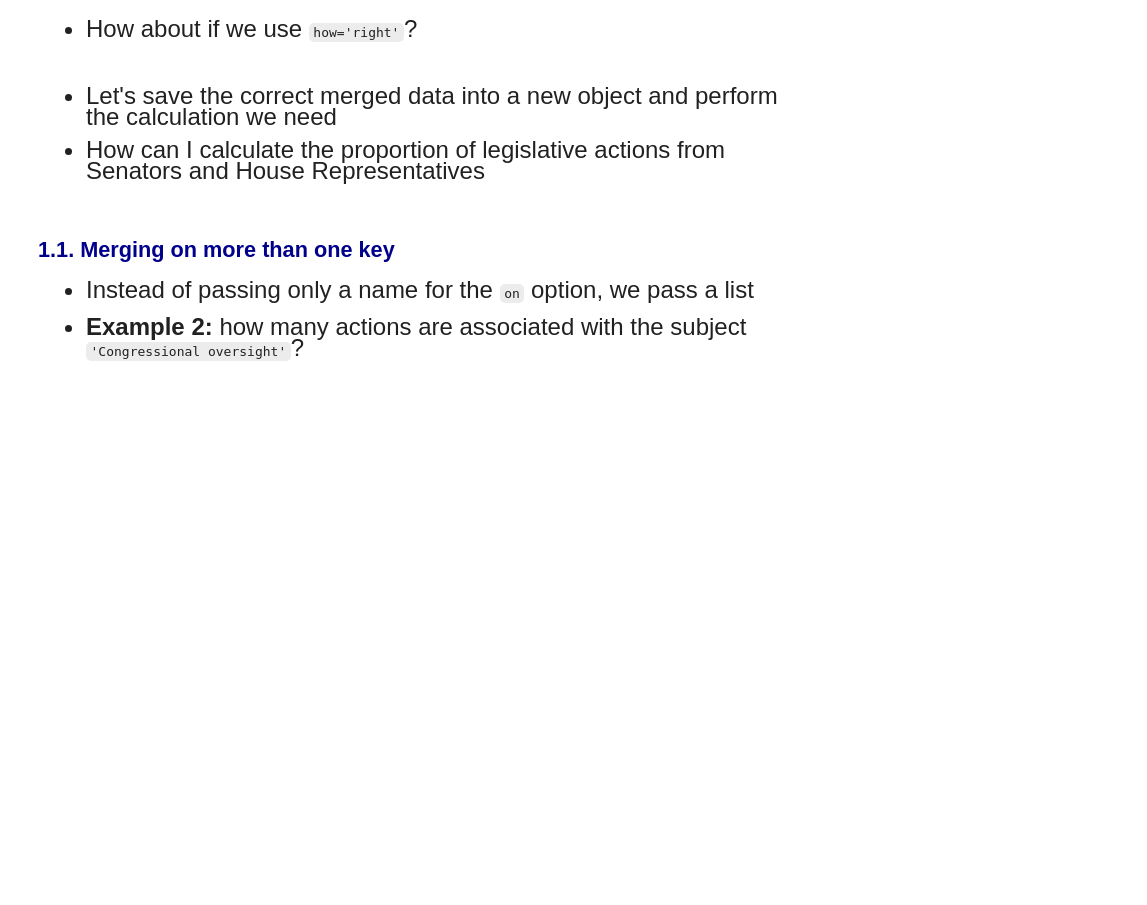
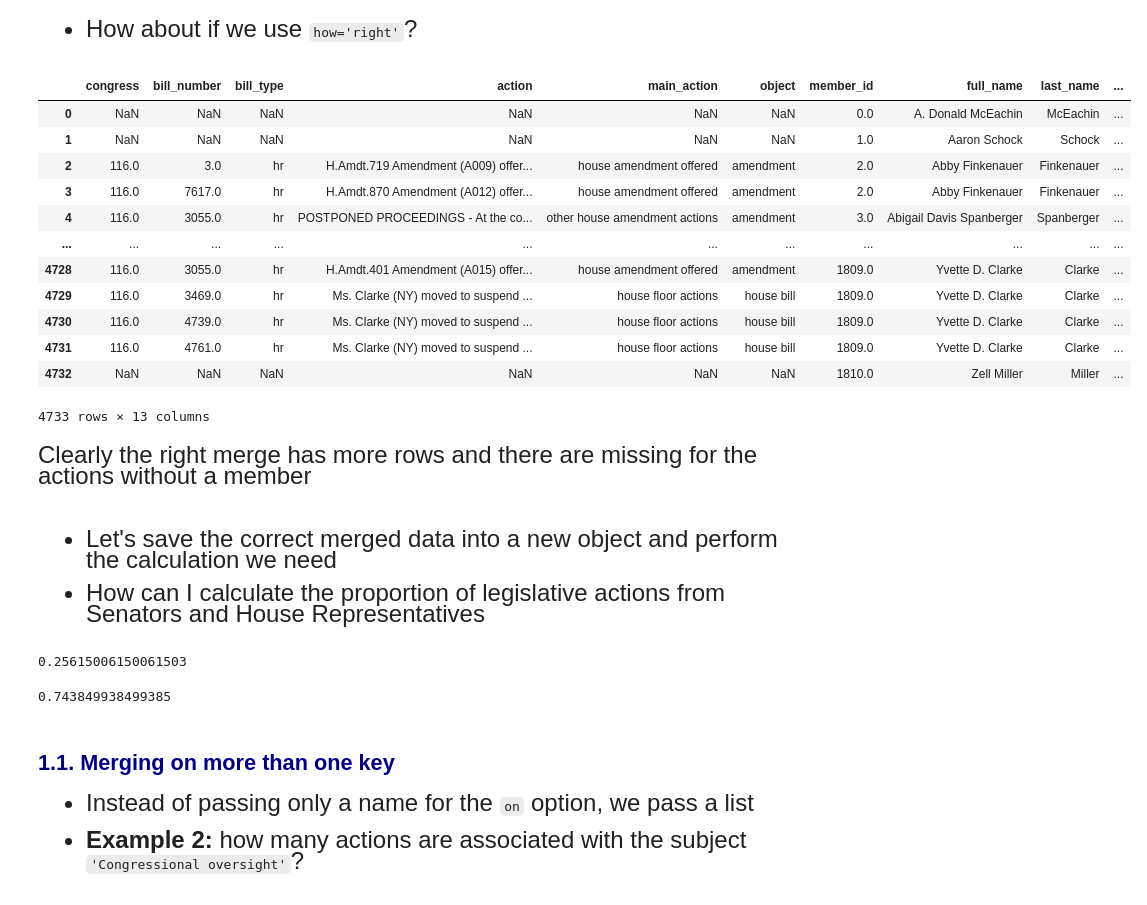
Before and after one commit to JE-Classrooms/qtm151-notes, a Jupyter notebook: lecture16/lecture16.ipynb, the cells around one changed output. Saved outputs shown, nothing was run; the diff lists cells and outputs as text; code cells hidden in the pictures; blank space fills up the shorter version.

````diff
--- a/lecture16/lecture16.ipynb
+++ b/lecture16/lecture16.ipynb
@@ -76,6 +117,26 @@
 <font size="5">
 
 - How about if we use ```how='right'```?
+# %%
+pd.merge(actions, members, on='member_id', how='right')
+# %% [output]
+|  | congress | bill_number | bill_type | action | main_action | object | member_id | full_name | last_name | ... |
+| 0 | NaN | NaN | NaN | NaN | NaN | NaN | 0.0 | A. Donald McEachin | McEachin | ... |
+| 1 | NaN | NaN | NaN | NaN | NaN | NaN | 1.0 | Aaron Schock | Schock | ... |
+| 2 | 116.0 | 3.0 | hr | H.Amdt.719 Amendment (A009) offer... | house amendment offered | amendment | 2.0 | Abby Finkenauer | Finkenauer | ... |
+| 3 | 116.0 | 7617.0 | hr | H.Amdt.870 Amendment (A012) offer... | house amendment offered | amendment | 2.0 | Abby Finkenauer | Finkenauer | ... |
+| 4 | 116.0 | 3055.0 | hr | POSTPONED PROCEEDINGS - At the co... | other house amendment actions | amendment | 3.0 | Abigail Davis Spanberger | Spanberger | ... |
+| ... | ... | ... | ... | ... | ... | ... | ... | ... | ... | ... |
+| 4728 | 116.0 | 3055.0 | hr | H.Amdt.401 Amendment (A015) offer... | house amendment offered | amendment | 1809.0 | Yvette D. Clarke | Clarke | ... |
+| 4729 | 116.0 | 3469.0 | hr | Ms. Clarke (NY) moved to suspend ... | house floor actions | house bill | 1809.0 | Yvette D. Clarke | Clarke | ... |
+| 4730 | 116.0 | 4739.0 | hr | Ms. Clarke (NY) moved to suspend ... | house floor actions | house bill | 1809.0 | Yvette D. Clarke | Clarke | ... |
+| 4731 | 116.0 | 4761.0 | hr | Ms. Clarke (NY) moved to suspend ... | house floor actions | house bill | 1809.0 | Yvette D. Clarke | Clarke | ... |
+| 4732 | NaN | NaN | NaN | NaN | NaN | NaN | 1810.0 | Zell Miller | Miller | ... |
+4733 rows × 13 columns
+# %% [markdown]
+<font size="5">
+
+Clearly the right merge has more rows and there are missing for the actions without a member
 # %% [markdown]
 <font size="5">
 
@@ -85,3 +151,11 @@
+# %%
+sn/(sn+rn)
+# %% [output]
+0.25615006150061503
+# %%
+rn/(sn+rn)
+# %% [output]
+0.743849938499385
 # %% [markdown]
 ## <span style="color:darkblue"> 1.1. Merging on more than one key</span>
 
````
Also changed, not shown: parts of 10 cells of this notebook, 2 other files.
